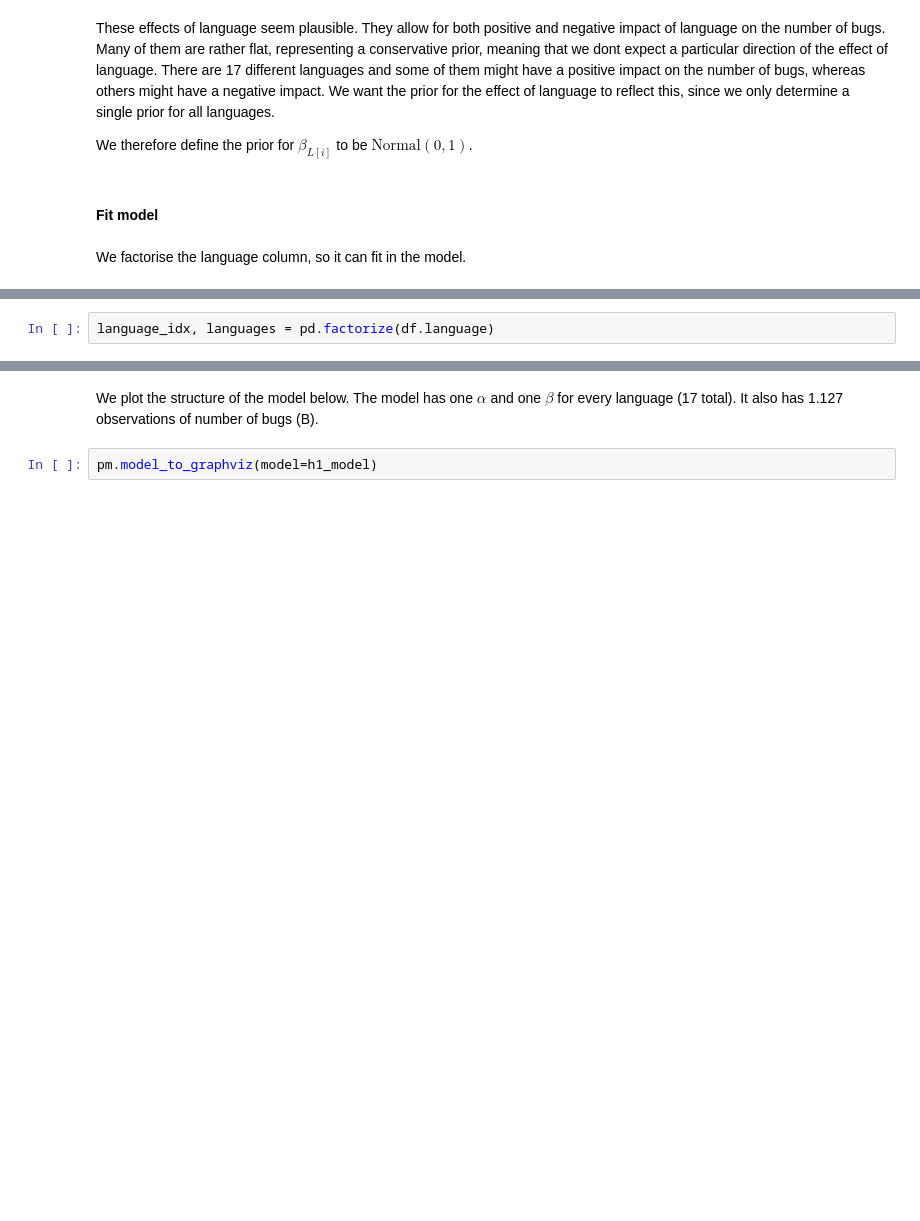
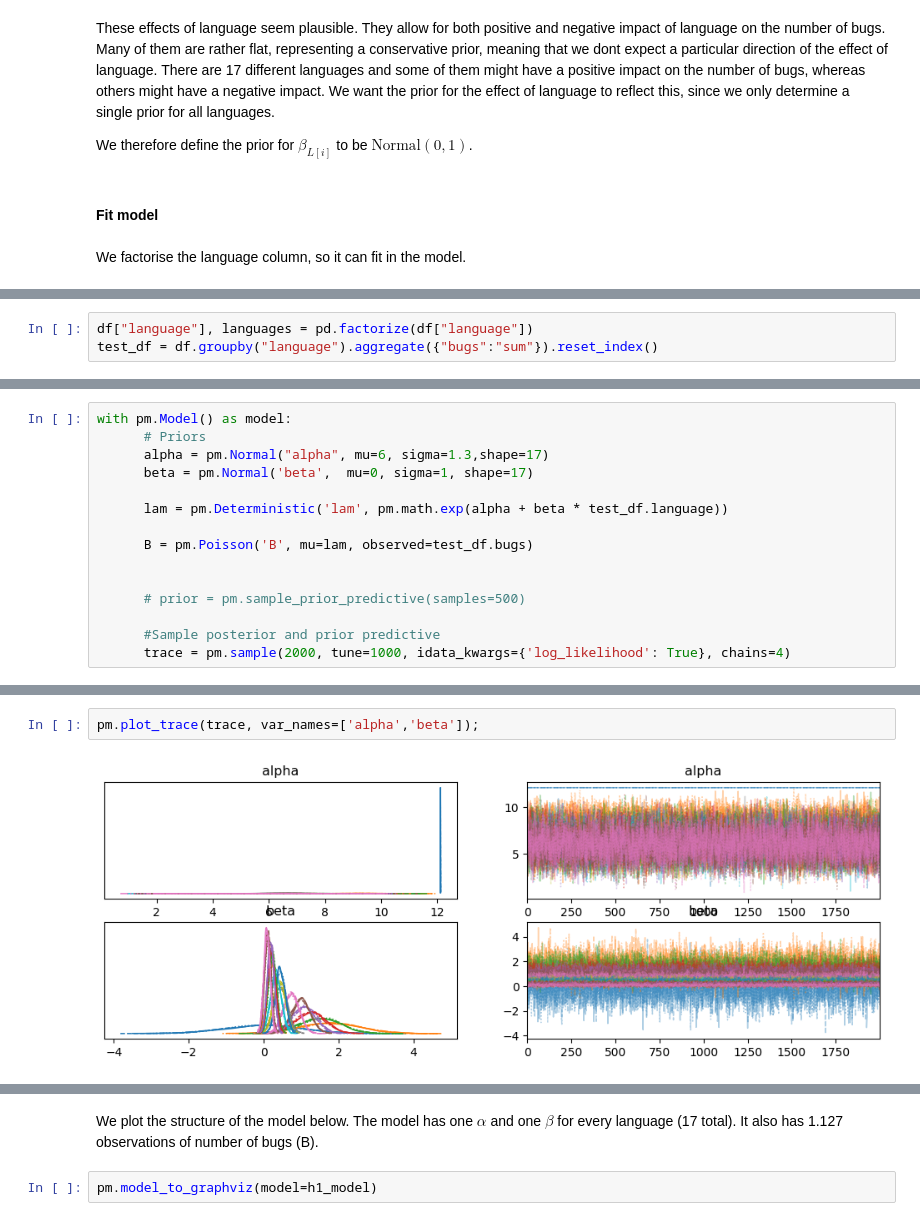
Before and after one commit to ah140797/PPExam24, a Jupyter notebook: anders.ipynb, the cells around one changed output, grey strips where cells are left out. Saved outputs shown, nothing was run; the diff lists cells and outputs as text; blank space fills up the shorter version.

Commit message:
poisson sampling aggregated and rhat=1

```diff
--- a/anders.ipynb
+++ b/anders.ipynb
@@ -201,2 +218,3 @@ We factorise the language column, so it can fit in the model.
 # %%
-language_idx, languages = pd.factorize(df.language)
+df["language"], languages = pd.factorize(df["language"])
+test_df = df.groupby("language").aggregate({"bugs":"sum"}).reset_index()
@@ -202,0 +242,15 @@ language_idx, languages = pd.factorize(df.language)
+# %%
+with pm.Model() as model:
+      # Priors
+      alpha = pm.Normal("alpha", mu=6, sigma=1.3,shape=17)
+      beta = pm.Normal('beta',  mu=0, sigma=1, shape=17)
+
+      lam = pm.Deterministic('lam', pm.math.exp(alpha + beta * test_df.language))
+
+      B = pm.Poisson('B', mu=lam, observed=test_df.bugs)
+
+
+      # prior = pm.sample_prior_predictive(samples=500)
+
+      #Sample posterior and prior predictive
+      trace = pm.sample(2000, tune=1000, idata_kwargs={'log_likelihood': True}, chains=4)
@@ -202,0 +292,4 @@ language_idx, languages = pd.factorize(df.language)
+# %%
+pm.plot_trace(trace, var_names=['alpha','beta']);
+# %% [output]
+[figure, added]
```
Also changed, not shown: parts of 20 cells of this notebook.
